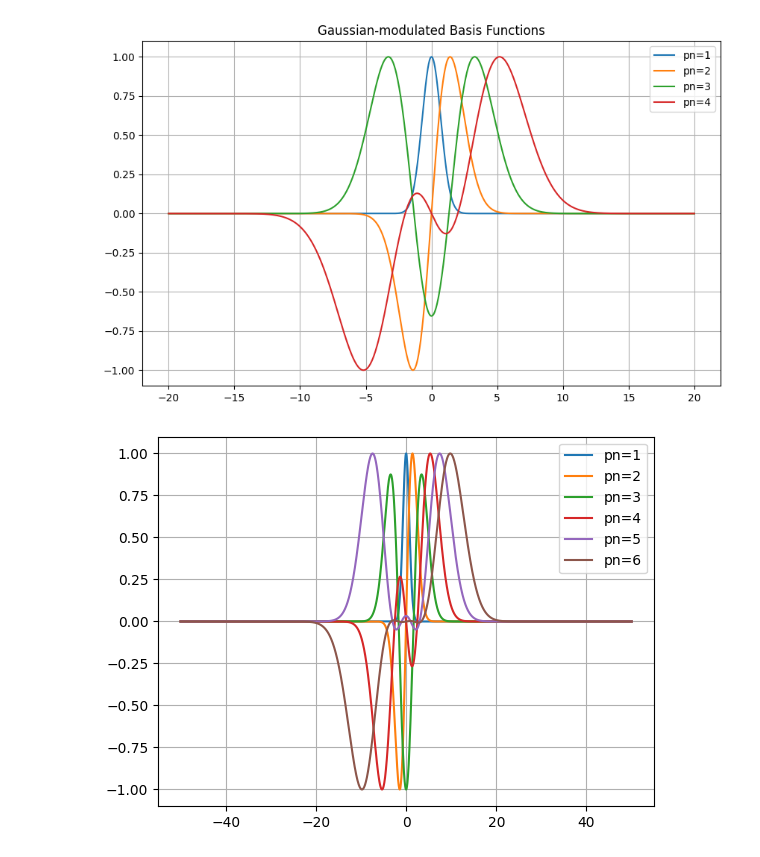
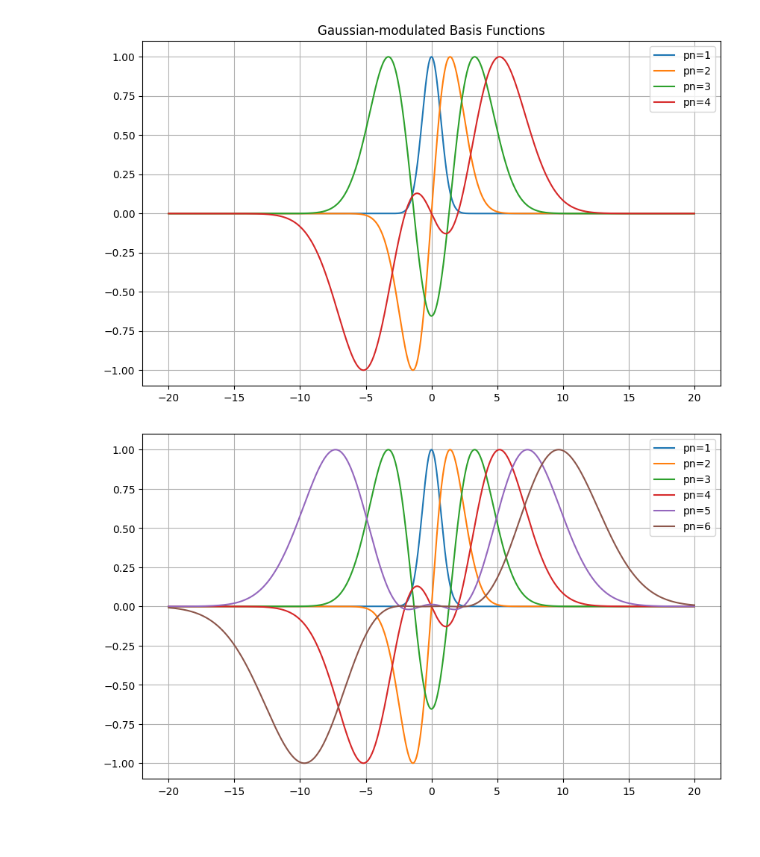
Before and after one commit to oduolaidrisA/Scientific-Machine-Learning-for-QEP, a Jupyter notebook: RqPINN_with_attention/pre_trainer.ipynb, the cells around one changed output. Drawn from its saved outputs; the diff is of its cells as text; code cells hidden in the pictures.

```diff
--- a/RqPINN_with_attention/pre_trainer.ipynb
+++ b/RqPINN_with_attention/pre_trainer.ipynb
@@ -45,7 +48,7 @@ class sine(torch.nn.Module):
     return torch.sin(input)
 
 #Defining the hyperparameters
-t0 =-50; tf = 50; xbc = 0; gauss_num = 10
+t0 =-20; tf = 20; xbc = 0; gauss_num = 10
 layers = [1,512,512,256,256,128,gauss_num]
 col_pts = 100000; lr = 1e-3; epochs =40000
 # %%
@@ -262,7 +265,7 @@ def gauss_modulated_basis(xd, NMax):
         degree = n[idx]
         if degree > 0:
             sp = (tf-t0) / pn[idx]
-            pnt = (torch.arange(1, degree+1) * sp + t0) * 0.1  # The roots
+            pnt = (torch.arange(1, degree+1) * sp + t0) * 0.2  # The roots
             for pm in range(degree):
                 mfun[:, idx] *= (xd.squeeze(1) - pnt[pm])
 
@@ -277,10 +280,11 @@ def gauss_modulated_basis(xd, NMax):
 x = torch.linspace(t0,tf, col_pts).view(-1,1).float()
 gm_basis = gauss_modulated_basis(x, gauss_num)
 # %%
+plt.figure(figsize=(10,6))
 for i in range(6):
     plt.plot(x.numpy(), gm_basis[:, i].numpy(), label=f'pn={i+1}')
 plt.legend()
 plt.grid(True)
 plt.show()
 # %% [output]
-[figure, old version]
+[figure, new version]
```
Also changed, not shown: parts of 7 cells of this notebook.
